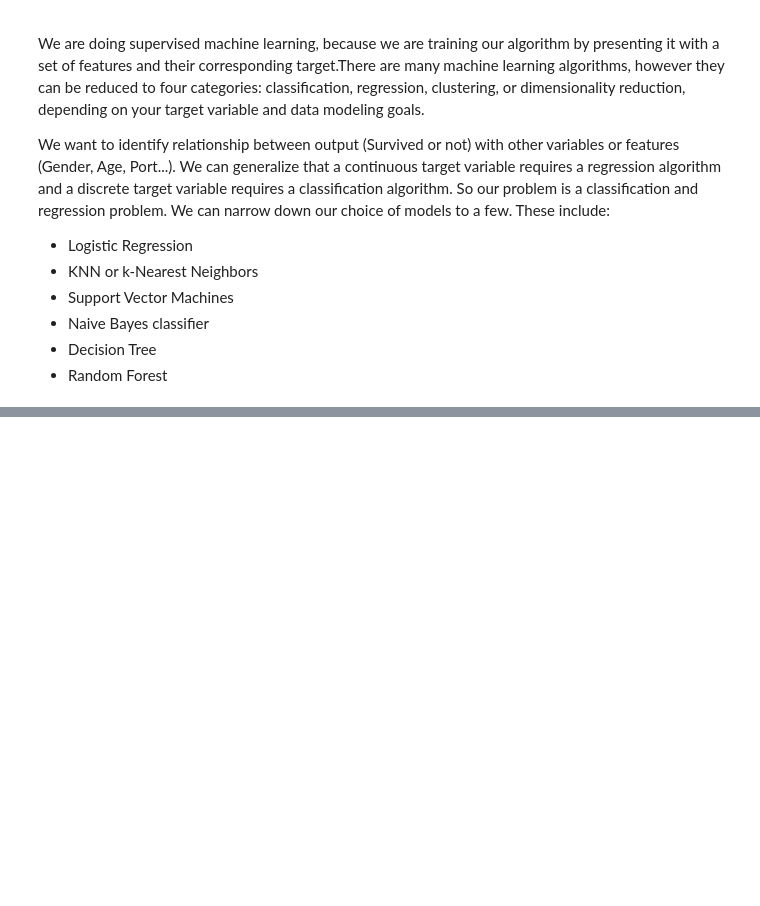
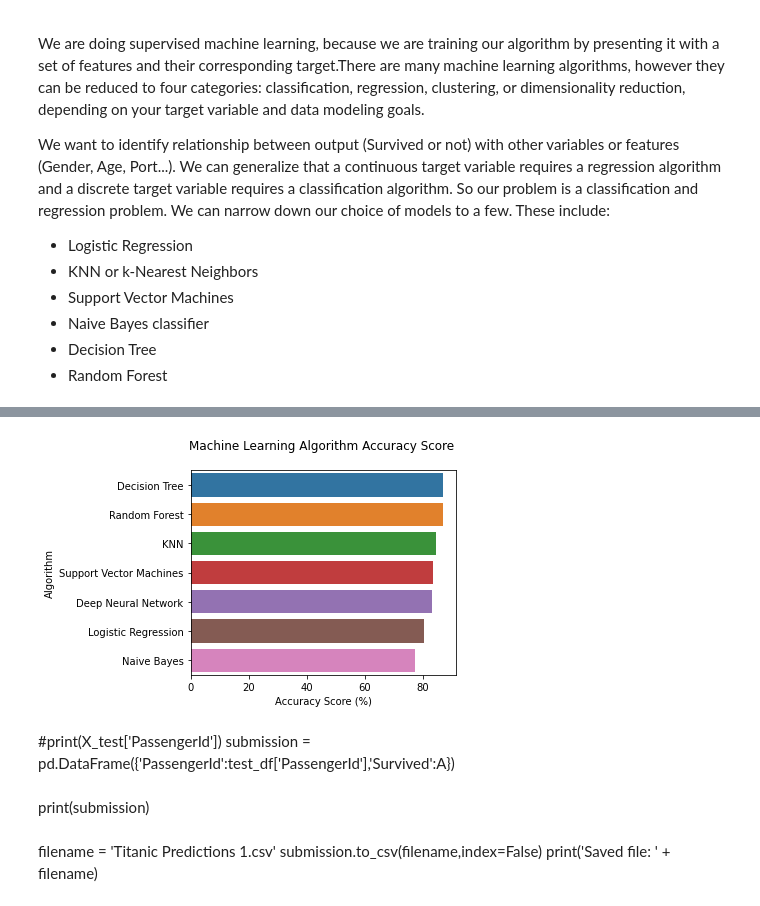
Before and after one commit to Coderangshu/Kaggle-Titanic, a Jupyter notebook: Which passengers will survive the shipwreck_.ipynb, the cells around one changed output, grey strips where cells are left out. Cells and saved outputs as stored; diff of their text form; code cells hidden in the pictures; blank space fills up the shorter version.

```diff
--- a/Which passengers will survive the shipwreck_.ipynb
+++ b/Which passengers will survive the shipwreck_.ipynb
@@ -35,6 +33,6 @@ KeyboardInterrupt:
 # %%
-test_df = pd.read_csv("../input/titanic/test.csv")
-train_df = pd.read_csv("../input/titanic/train.csv")
+test_df = pd.read_csv("test.csv")
+train_df = pd.read_csv("train.csv")
 combine = [train_df,test_df]
 train_df.info()
 print('_'*40)
@@ -462,0 +702,6 @@ print('Saved file: ' + filename)
+# %%
+models = pd.DataFrame({
+    'Model': ['Logistic Regression','KNN','Support Vector Machines','Naive Bayes','Decision Tree', 'Random Forest', 'Deep Neural Network'],
+    'Score': [acc_log, acc_knn, acc_svm,  acc_nb,acc_decision_tree,acc_random_forest,prediction]})
+models=models.sort_values(by='Score', ascending=False)
+models
@@ -462,0 +717,18 @@ print('Saved file: ' + filename)
+# %%
+sns.barplot(x='Score', y = 'Model', data = models)
+plt.title('Machine Learning Algorithm Accuracy Score \n')
+plt.xlabel('Accuracy Score (%)')
+plt.ylabel('Algorithm')
+plt.tight_layout()
+plt.savefig("CompPLots.png",dpi=120)
+# %% [output]
+[figure, added]
+# %% [markdown]
+#print(X_test['PassengerId'])
+submission = pd.DataFrame({'PassengerId':test_df['PassengerId'],'Survived':A})
+# %% [markdown]
+print(submission)
+# %% [markdown]
+filename = 'Titanic Predictions 1.csv'
+submission.to_csv(filename,index=False)
+print('Saved file: ' + filename)
```
Also changed, not shown: parts of 31 cells of this notebook, 1 other file.
